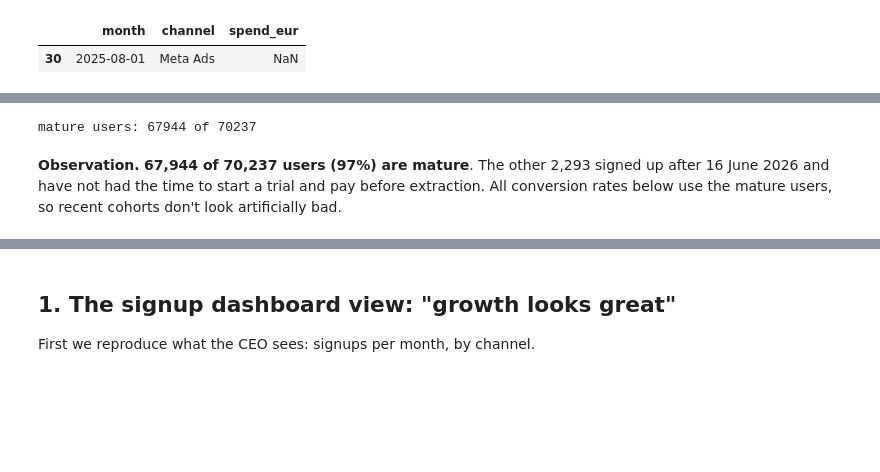
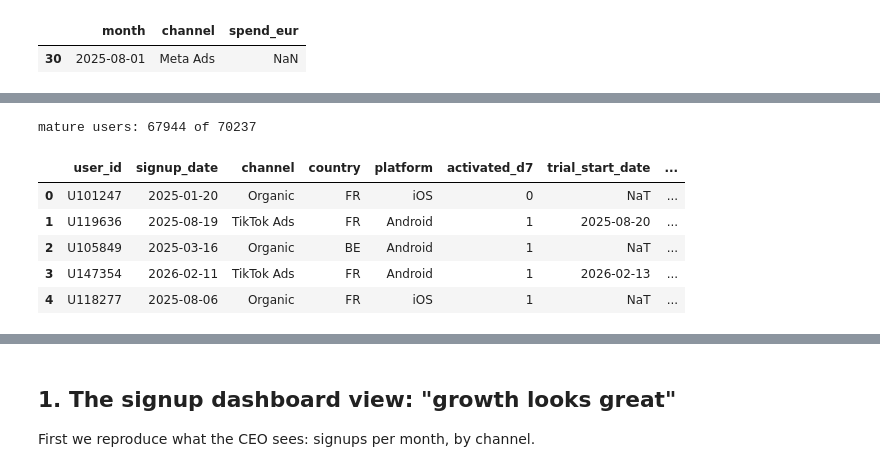
Before and after one commit to abdo0620/Filoop, a Jupyter notebook: notebooks/analysis.ipynb, the cells around one changed output, grey strips where cells are left out. Saved outputs shown, nothing was run; the diff lists cells and outputs as text; code cells hidden in the pictures; blank space fills up the shorter version.

```diff
--- a/notebooks/analysis.ipynb
+++ b/notebooks/analysis.ipynb
@@ -90,22 +89,27 @@ No test accounts are left. **827 users** (Meta Ads, August 2025) are excluded fr
 # %%
 user["cohort"] = user["signup_date"].dt.to_period("M")
 user["trial"] = user["trial_start_date"].notna()
 user["paid"] = user["subscription_start_date"].notna()
 user["churned"] = user["subscription_end_date"].notna()
 user["mature"] = user["signup_date"] <= EXTRACTION - pd.Timedelta(days=14)
 
 end = user["subscription_end_date"].fillna(EXTRACTION)
 user["paid_days"] = (end - user["subscription_start_date"]).dt.days
 
 period = np.where(user["plan"] == "annual", 365, 30.44)
 price = np.where(user["plan"] == "annual", PRICE_ANNUAL, PRICE_MONTHLY)
 user["payments"] = np.where(user["paid"], np.maximum(1, np.ceil(user["paid_days"] / period)), 0)
 user["revenue"] = user["payments"] * price
 
 mature = user[user["mature"]]
 print("mature users:", len(mature), "of", len(user))
+
+user.head()
 # %% [output]
 mature users: 67944 of 70237
+|  | user_id | signup_date | channel | country | platform | activated_d7 | trial_start_date | ... |
+| 0 | U101247 | 2025-01-20 | Organic | FR | iOS | 0 | NaT | ... |
+| 1 | U119636 | 2025-08-19 | TikTok Ads | FR | Android | 1 | 2025-08-20 | ... |
+| 2 | U105849 | 2025-03-16 | Organic | BE | Android | 1 | NaT | ... |
+| 3 | U147354 | 2026-02-11 | TikTok Ads | FR | Android | 1 | 2026-02-13 | ... |
+| 4 | U118277 | 2025-08-06 | Organic | FR | iOS | 1 | NaT | ... |
-# %% [markdown]
-**Observation.** **67,944 of 70,237 users (97%) are mature**. The other 2,293 signed up after 16 June 2026 and have not had the time to start a trial and pay before extraction.
-All conversion rates below use the mature users, so recent cohorts don't look artificially bad.
```
Also changed, not shown: parts of 74 cells of this notebook.
